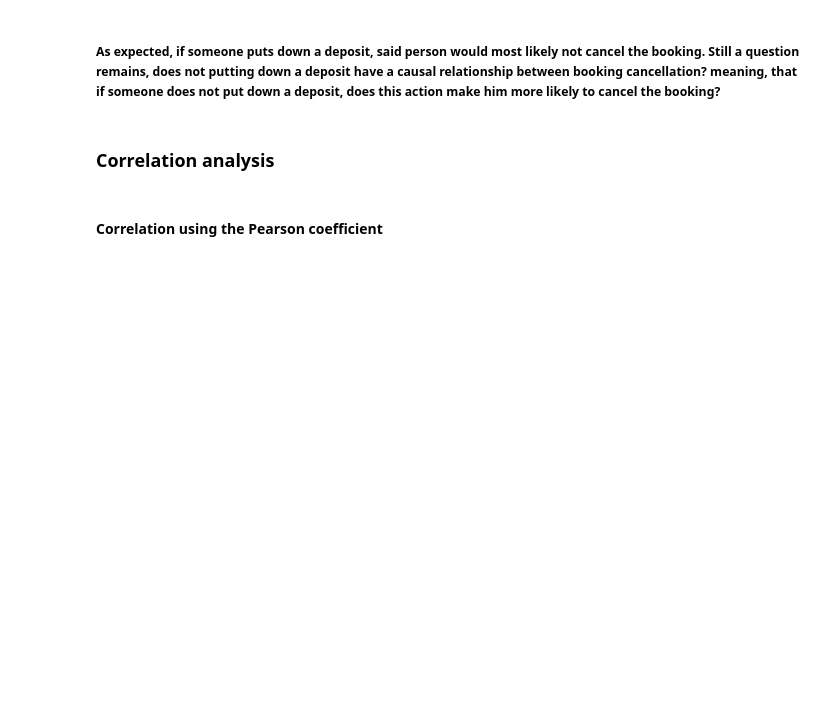
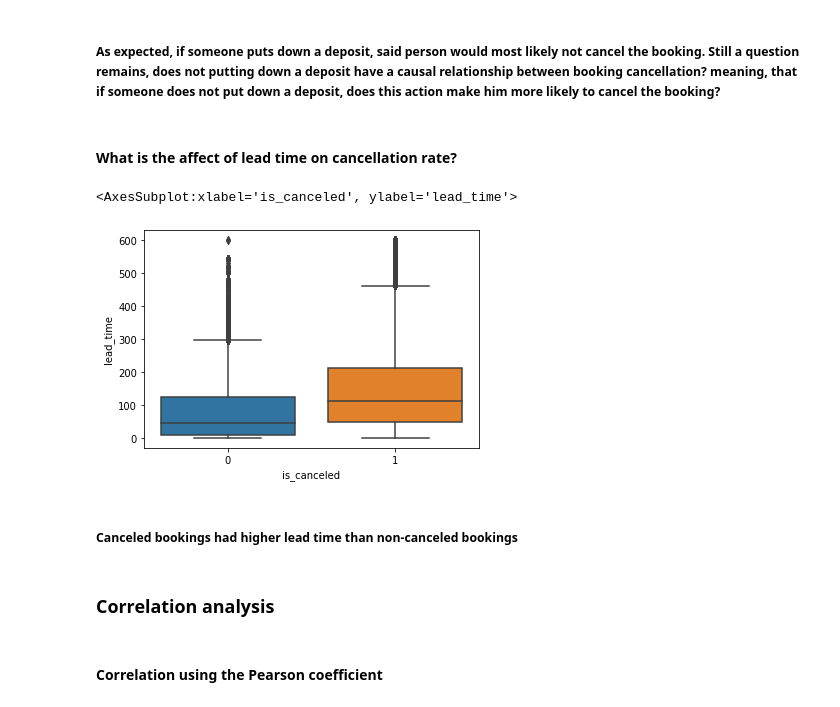
Before and after one commit to ofek181/Causal-Inference, a Jupyter notebook: causal_inference_notebook.ipynb, the cells around one changed output. Saved outputs shown, nothing was run; the diff lists cells and outputs as text; code cells hidden in the pictures; blank space fills up the shorter version.

```diff
--- a/causal_inference_notebook.ipynb
+++ b/causal_inference_notebook.ipynb
@@ -212,5 +212,14 @@ plt.show()
 # %% [markdown]
 ##### As expected, if someone puts down a deposit, said person would most likely not cancel the booking. Still a question remains, does not putting down a deposit have a causal relationship between booking cancellation? meaning, that if someone does not put down a deposit, does this action make him more likely to cancel the booking?
+# %% [markdown]
+#### What is the affect of lead time on cancellation rate?
+# %%
+sns.boxplot(x='is_canceled',y='lead_time',data=data)
+# %% [output]
+<AxesSubplot:xlabel='is_canceled', ylabel='lead_time'>
+[figure, added]
+# %% [markdown]
+##### Canceled bookings had higher lead time than non-canceled bookings
 # %% [markdown]
 ### Correlation analysis
 # %%
```
Also changed, not shown: parts of 5 cells of this notebook.
